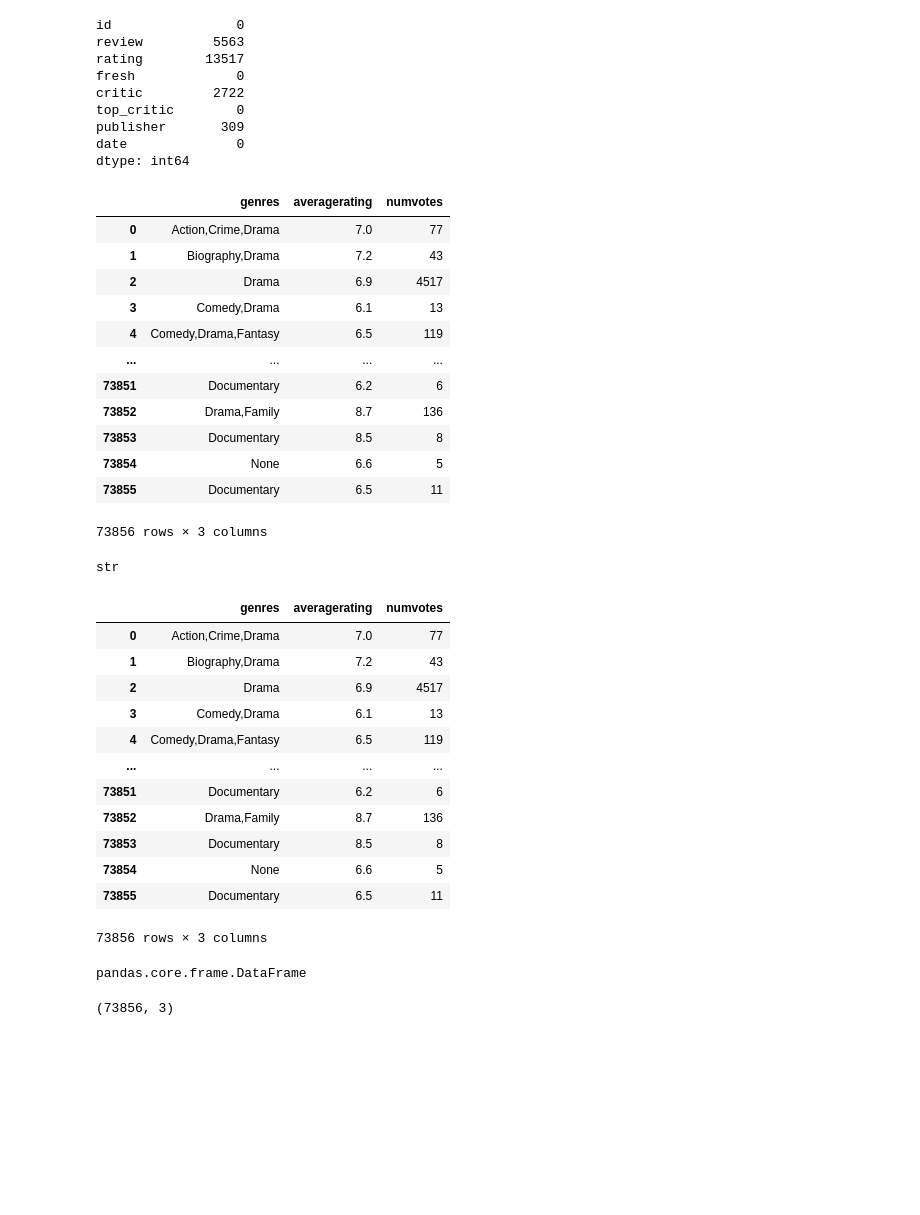
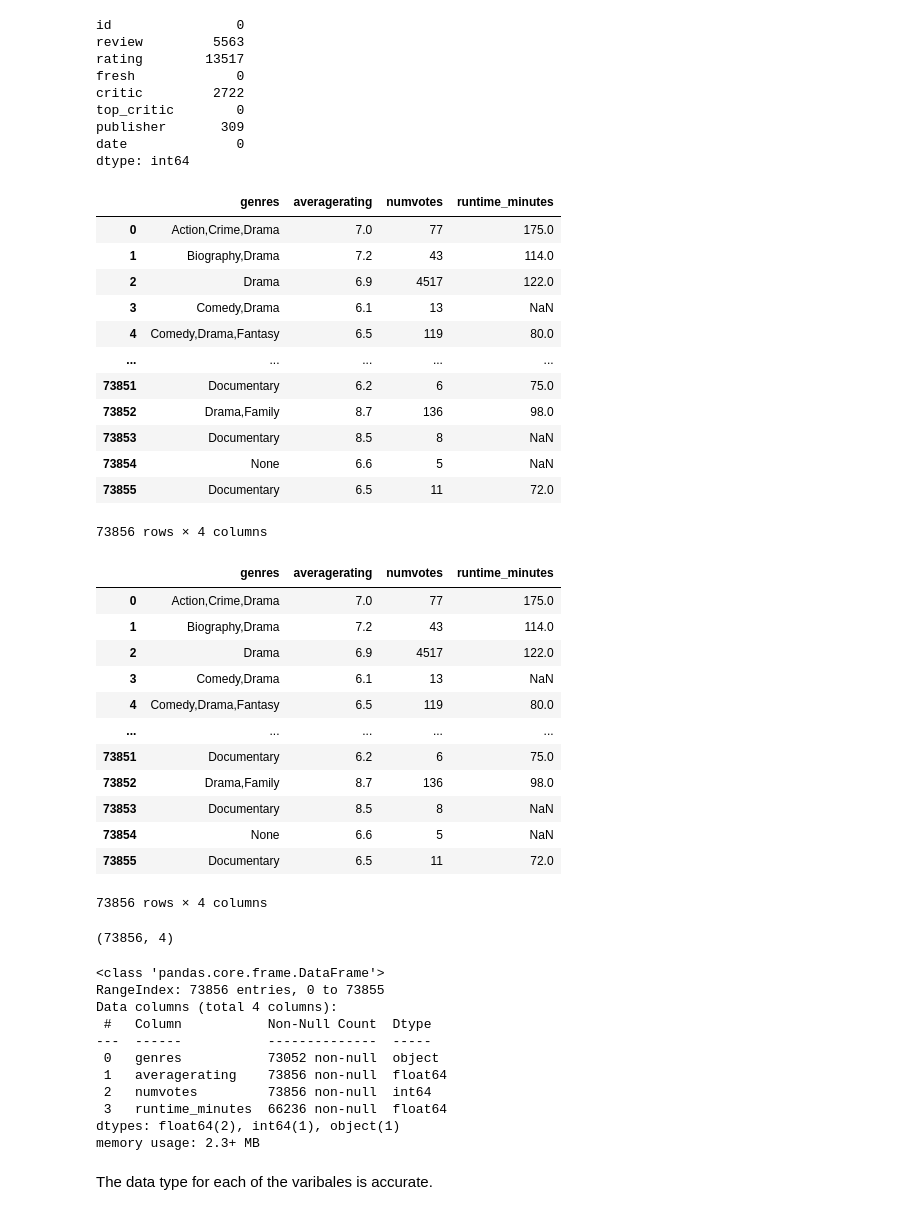
Before and after one commit to LEON-HUB10/Group_Four-_Phase-_Two_Project, a Jupyter notebook: student.ipynb, the cells around one changed output. Drawn from its saved outputs; the diff is of its cells as text; code cells hidden in the pictures; blank space fills up the shorter version.

```diff
--- a/student.ipynb
+++ b/student.ipynb
@@ -401,56 +401,64 @@ dtype: int64
 # %%
 import sqlite3
 
 conn = sqlite3.connect('im.db')
 cur = conn.cursor()
 
-datadata = """SELECT genres, averagerating, numvotes
+datadata = """SELECT genres, averagerating, numvotes, runtime_minutes
                 FROM movie_basics
                 JOIN movie_ratings ON movie_ratings.movie_id = movie_basics.movie_id ;
 
           """
 
 pd.read_sql(datadata, conn)
 # %% [output]
-|  | genres | averagerating | numvotes |
-| 0 | Action,Crime,Drama | 7.0 | 77 |
-| 1 | Biography,Drama | 7.2 | 43 |
-| 2 | Drama | 6.9 | 4517 |
-| 3 | Comedy,Drama | 6.1 | 13 |
-| 4 | Comedy,Drama,Fantasy | 6.5 | 119 |
-| ... | ... | ... | ... |
-| 73851 | Documentary | 6.2 | 6 |
-| 73852 | Drama,Family | 8.7 | 136 |
-| 73853 | Documentary | 8.5 | 8 |
-| 73854 | None | 6.6 | 5 |
-| 73855 | Documentary | 6.5 | 11 |
+|  | genres | averagerating | numvotes | runtime_minutes |
+| 0 | Action,Crime,Drama | 7.0 | 77 | 175.0 |
+| 1 | Biography,Drama | 7.2 | 43 | 114.0 |
+| 2 | Drama | 6.9 | 4517 | 122.0 |
+| 3 | Comedy,Drama | 6.1 | 13 | NaN |
+| 4 | Comedy,Drama,Fantasy | 6.5 | 119 | 80.0 |
+| ... | ... | ... | ... | ... |
+| 73851 | Documentary | 6.2 | 6 | 75.0 |
+| 73852 | Drama,Family | 8.7 | 136 | 98.0 |
+| 73853 | Documentary | 8.5 | 8 | NaN |
+| 73854 | None | 6.6 | 5 | NaN |
+| 73855 | Documentary | 6.5 | 11 | 72.0 |
-73856 rows × 3 columns
+73856 rows × 4 columns
-# %%
-type(datadata)
-# %% [output]
-str
 # %%
 data6 = pd.read_sql(datadata, conn)
 data6
 # %% [output]
-|  | genres | averagerating | numvotes |
-| 0 | Action,Crime,Drama | 7.0 | 77 |
-| 1 | Biography,Drama | 7.2 | 43 |
-| 2 | Drama | 6.9 | 4517 |
-| 3 | Comedy,Drama | 6.1 | 13 |
-| 4 | Comedy,Drama,Fantasy | 6.5 | 119 |
-| ... | ... | ... | ... |
-| 73851 | Documentary | 6.2 | 6 |
-| 73852 | Drama,Family | 8.7 | 136 |
-| 73853 | Documentary | 8.5 | 8 |
-| 73854 | None | 6.6 | 5 |
-| 73855 | Documentary | 6.5 | 11 |
+|  | genres | averagerating | numvotes | runtime_minutes |
+| 0 | Action,Crime,Drama | 7.0 | 77 | 175.0 |
+| 1 | Biography,Drama | 7.2 | 43 | 114.0 |
+| 2 | Drama | 6.9 | 4517 | 122.0 |
+| 3 | Comedy,Drama | 6.1 | 13 | NaN |
+| 4 | Comedy,Drama,Fantasy | 6.5 | 119 | 80.0 |
+| ... | ... | ... | ... | ... |
+| 73851 | Documentary | 6.2 | 6 | 75.0 |
+| 73852 | Drama,Family | 8.7 | 136 | 98.0 |
+| 73853 | Documentary | 8.5 | 8 | NaN |
+| 73854 | None | 6.6 | 5 | NaN |
+| 73855 | Documentary | 6.5 | 11 | 72.0 |
-73856 rows × 3 columns
+73856 rows × 4 columns
-# %%
-type(data6)
-# %% [output]
-pandas.core.frame.DataFrame
 # %%
 data6.shape
 # %% [output]
-(73856, 3)
+(73856, 4)
+# %%
+data6.info()
+# %% [output]
+<class 'pandas.core.frame.DataFrame'>
+RangeIndex: 73856 entries, 0 to 73855
+Data columns (total 4 columns):
+ #   Column           Non-Null Count  Dtype
+---  ------           --------------  -----
+ 0   genres           73052 non-null  object
+ 1   averagerating    73856 non-null  float64
+ 2   numvotes         73856 non-null  int64
+ 3   runtime_minutes  66236 non-null  float64
+dtypes: float64(2), int64(1), object(1)
+memory usage: 2.3+ MB
+# %% [markdown]
+The data type for each of the varibales is accurate.
```
Also changed, not shown: parts of 14 cells of this notebook.
